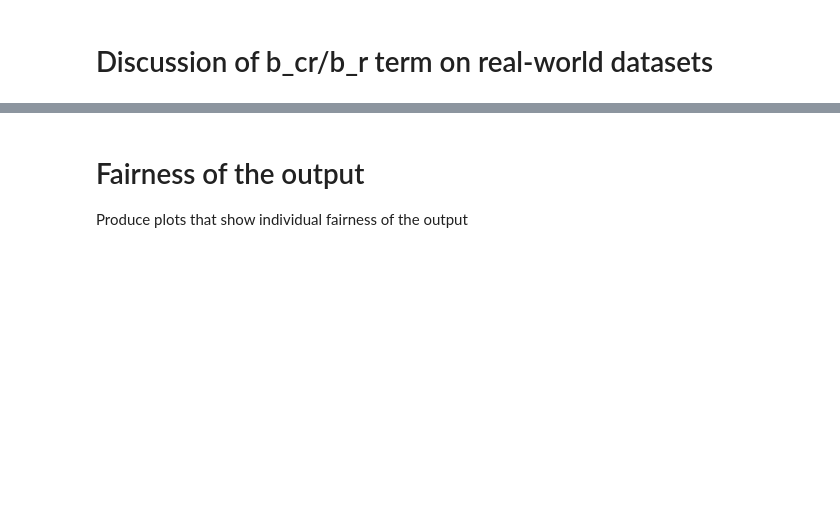
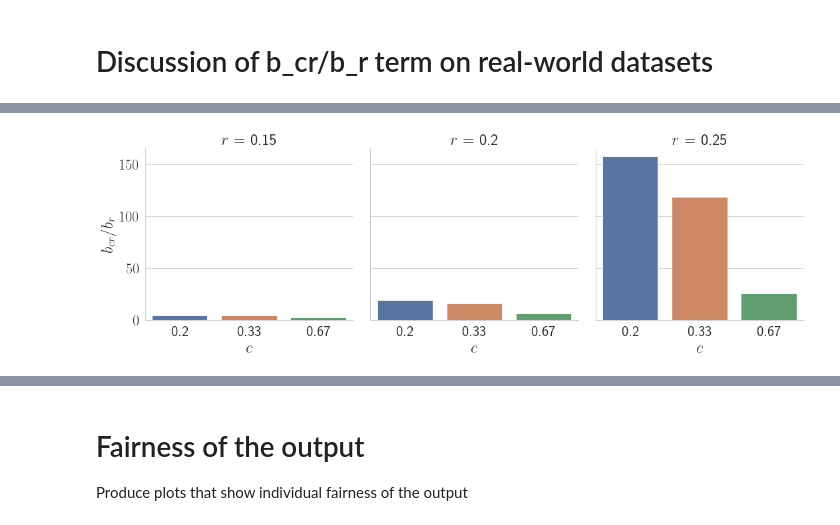
Before and after one commit to alfahaf/fair-nn, a Jupyter notebook: src/log.ipynb, the cells around one changed output, grey strips where cells are left out. Saved outputs shown, nothing was run; the diff lists cells and outputs as text; code cells hidden in the pictures; blank space fills up the shorter version.

```diff
--- a/src/log.ipynb
+++ b/src/log.ipynb
@@ -65,3 +106,5 @@ ratio_plot("lastfm", jaccard, (0.15, 0.2, 0.25), (2/3, 1/2, 1/3, 1/4, 1/5) )
 # %%
-ratio_plot("movielens", jaccard, (0.15, 0.2, 0.25), (2/3, 1/2, 1/3, 1/4, 1/5) )
+ratio_plot("movielens", jaccard, (0.15, 0.2, 0.25), (2/3, 1/3, 1/5))
+# %% [output]
+[figure, added]
 # %%
```
Also changed, not shown: parts of 17 cells of this notebook, 8 other files.
